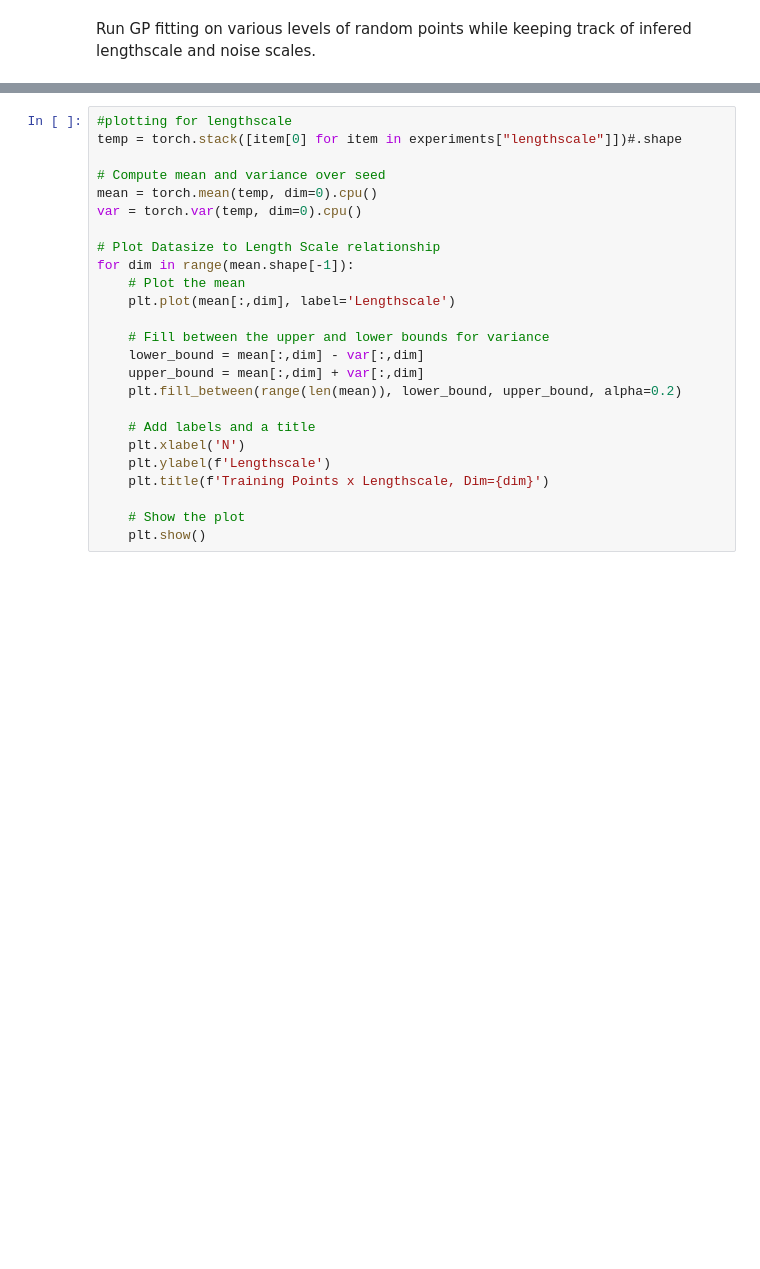
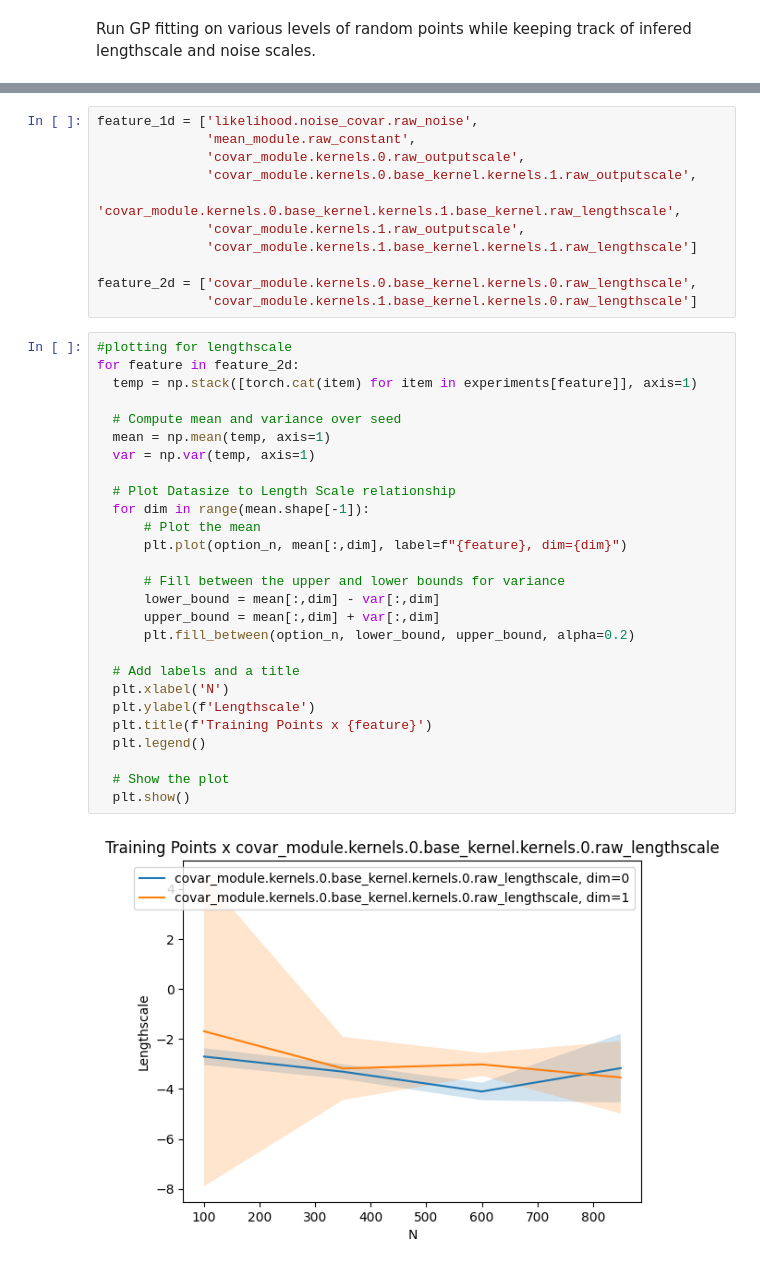
Before and after one commit to stair-lab/bo4ag, a Jupyter notebook: LengthScaleTest.ipynb, the cells around one changed output, grey strips where cells are left out. Cells and saved outputs as stored; diff of their text form; blank space fills up the shorter version.

```diff
--- a/LengthScaleTest.ipynb
+++ b/LengthScaleTest.ipynb
@@ -186,25 +273,40 @@ on seed=2, n=1500
+# %%
+feature_1d = ['likelihood.noise_covar.raw_noise',
+              'mean_module.raw_constant',
+              'covar_module.kernels.0.raw_outputscale',
+              'covar_module.kernels.0.base_kernel.kernels.1.raw_outputscale',
+              'covar_module.kernels.0.base_kernel.kernels.1.base_kernel.raw_lengthscale',
+              'covar_module.kernels.1.raw_outputscale',
+              'covar_module.kernels.1.base_kernel.kernels.1.raw_lengthscale']
+
+feature_2d = ['covar_module.kernels.0.base_kernel.kernels.0.raw_lengthscale',
+              'covar_module.kernels.1.base_kernel.kernels.0.raw_lengthscale']
 # %%
 #plotting for lengthscale
-temp = torch.stack([item[0] for item in experiments["lengthscale"]])#.shape
+for feature in feature_2d:
+  temp = np.stack([torch.cat(item) for item in experiments[feature]], axis=1)
 
-# Compute mean and variance over seed
-mean = torch.mean(temp, dim=0).cpu()
-var = torch.var(temp, dim=0).cpu()
+  # Compute mean and variance over seed
+  mean = np.mean(temp, axis=1)
+  var = np.var(temp, axis=1)
 
-# Plot Datasize to Length Scale relationship
-for dim in range(mean.shape[-1]):
-    # Plot the mean
-    plt.plot(mean[:,dim], label='Lengthscale')
+  # Plot Datasize to Length Scale relationship
+  for dim in range(mean.shape[-1]):
+      # Plot the mean
+      plt.plot(option_n, mean[:,dim], label=f"{feature}, dim={dim}")
 
-    # Fill between the upper and lower bounds for variance
-    lower_bound = mean[:,dim] - var[:,dim]
-    upper_bound = mean[:,dim] + var[:,dim]
-    plt.fill_between(range(len(mean)), lower_bound, upper_bound, alpha=0.2)
+      # Fill between the upper and lower bounds for variance
+      lower_bound = mean[:,dim] - var[:,dim]
+      upper_bound = mean[:,dim] + var[:,dim]
+      plt.fill_between(option_n, lower_bound, upper_bound, alpha=0.2)
 
-    # Add labels and a title
-    plt.xlabel('N')
-    plt.ylabel(f'Lengthscale')
-    plt.title(f'Training Points x Lengthscale, Dim={dim}')
+  # Add labels and a title
+  plt.xlabel('N')
+  plt.ylabel(f'Lengthscale')
+  plt.title(f'Training Points x {feature}')
+  plt.legend()
 
-    # Show the plot
-    plt.show()
+  # Show the plot
+  plt.show()
+# %% [output]
+[figure, added]
```
Also changed, not shown: parts of 23 cells of this notebook.
